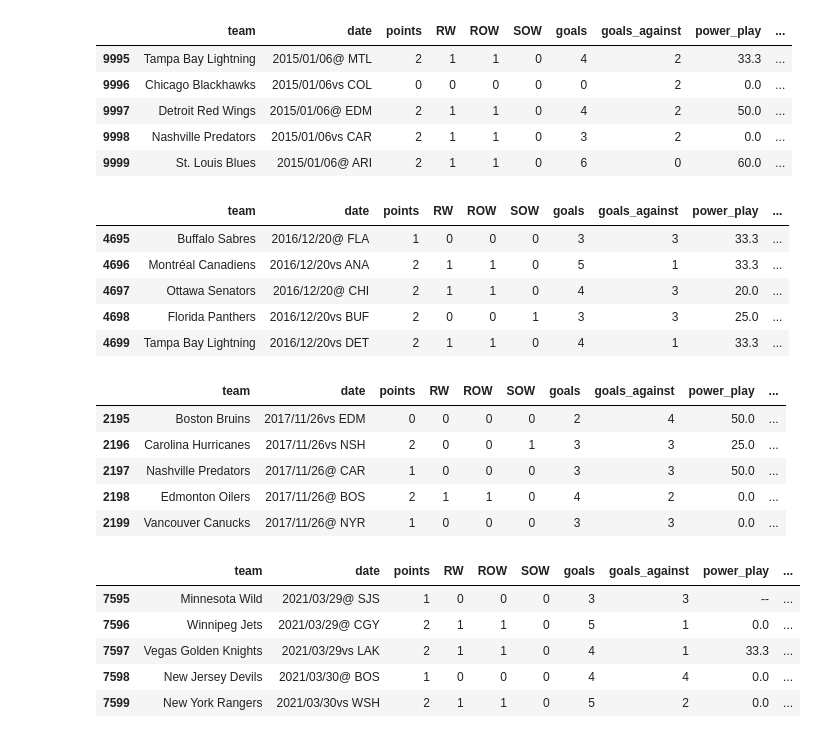
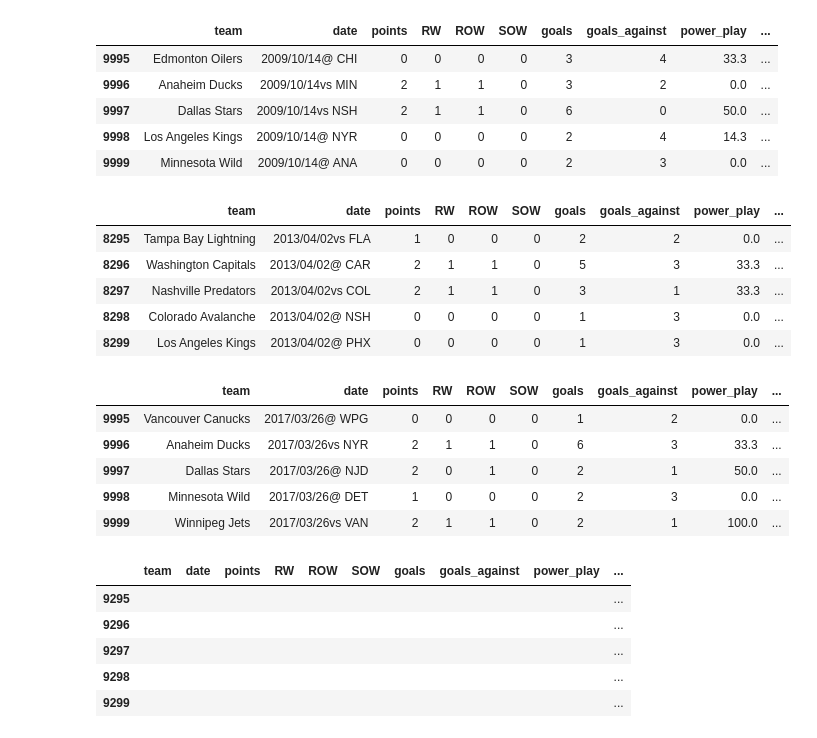
Before and after one commit to cbarger233/NHL-Scores-Predictions, a Jupyter notebook: scraping.ipynb, the cells around one changed output. Drawn from its saved outputs; the diff is of its cells as text; code cells hidden in the pictures.

```diff
--- a/scraping.ipynb
+++ b/scraping.ipynb
@@ -14,7 +14,7 @@ options.add_argument('--incognito')
 options.add_argument("start-maximized")
 # %%
 driver = webdriver.Chrome(service=service, options=options)
-URL = 'https://www.nhl.com/stats/teams?aggregate=0&reportType=game&seasonFrom=20102011&seasonTo=20202021&dateFromSeason&gameType=2&filter=gamesPlayed,gte,1&sort=a_gameDate&page=0&pageSize=100'
+URL = 'https://www.nhl.com/stats/teams?aggregate=0&reportType=game&seasonFrom=20052006&seasonTo=20202021&dateFromSeason&gameType=2&filter=gamesPlayed,gte,1&sort=a_gameDate&page=0&pageSize=100'
 team = []
 date = []
 points = []
@@ -33,7 +33,7 @@ FOWp = []
 
 for i in range(0, 100):
     driver.get(URL)
-    time.sleep(5)
+    time.sleep(10)
     html = driver.page_source
     soup = bs(html, features='html.parser')
     rows = soup.find_all('div', class_='rt-tr-group')
@@ -65,13 +65,13 @@ df = pd.DataFrame(zip(team, date, points, RW, ROW, SOW, goals, goals_against, po
 df.tail()
 # %% [output]
 |  | team | date | points | RW | ROW | SOW | goals | goals_against | power_play | ... |
-| 9995 | Tampa Bay Lightning | 2015/01/06@ MTL | 2 | 1 | 1 | 0 | 4 | 2 | 33.3 | ... |
-| 9996 | Chicago Blackhawks | 2015/01/06vs COL | 0 | 0 | 0 | 0 | 0 | 2 | 0.0 | ... |
-| 9997 | Detroit Red Wings | 2015/01/06@ EDM | 2 | 1 | 1 | 0 | 4 | 2 | 50.0 | ... |
-| 9998 | Nashville Predators | 2015/01/06vs CAR | 2 | 1 | 1 | 0 | 3 | 2 | 0.0 | ... |
-| 9999 | St. Louis Blues | 2015/01/06@ ARI | 2 | 1 | 1 | 0 | 6 | 0 | 60.0 | ... |
+| 9995 | Edmonton Oilers | 2009/10/14@ CHI | 0 | 0 | 0 | 0 | 3 | 4 | 33.3 | ... |
+| 9996 | Anaheim Ducks | 2009/10/14vs MIN | 2 | 1 | 1 | 0 | 3 | 2 | 0.0 | ... |
+| 9997 | Dallas Stars | 2009/10/14vs NSH | 2 | 1 | 1 | 0 | 6 | 0 | 50.0 | ... |
+| 9998 | Los Angeles Kings | 2009/10/14@ NYR | 0 | 0 | 0 | 0 | 2 | 4 | 14.3 | ... |
+| 9999 | Minnesota Wild | 2009/10/14@ ANA | 0 | 0 | 0 | 0 | 2 | 3 | 0.0 | ... |
 # %%
-URL = 'https://www.nhl.com/stats/teams?aggregate=0&reportType=game&dateFrom=2015-01-07&dateTo=2021-05-15&gameType=2&filter=gamesPlayed,gte,1&sort=a_gameDate&page=0&pageSize=100'
+URL = 'https://www.nhl.com/stats/teams?aggregate=0&reportType=game&dateFrom=2009-10-14&dateTo=2021-05-15&gameType=2&filter=gamesPlayed,gte,1&sort=a_gameDate&page=0&pageSize=100'
 driver = webdriver.Chrome(service=service, options=options)
 team = []
 date = []
@@ -93,7 +93,7 @@ for i in range(0, 100):
 
     try:
         driver.get(URL)
-        time.sleep(15)
+        time.sleep(10)
         html = driver.page_source
         soup = bs(html, features='html.parser')
         rows = soup.find_all('div', class_='rt-tr-group')
@@ -127,13 +127,13 @@ df2 = pd.DataFrame(zip(team, date, points, RW, ROW, SOW, goals, goals_against, p
 df2.tail()
 # %% [output]
 |  | team | date | points | RW | ROW | SOW | goals | goals_against | power_play | ... |
-| 4695 | Buffalo Sabres | 2016/12/20@ FLA | 1 | 0 | 0 | 0 | 3 | 3 | 33.3 | ... |
-| 4696 | Montréal Canadiens | 2016/12/20vs ANA | 2 | 1 | 1 | 0 | 5 | 1 | 33.3 | ... |
-| 4697 | Ottawa Senators | 2016/12/20@ CHI | 2 | 1 | 1 | 0 | 4 | 3 | 20.0 | ... |
-| 4698 | Florida Panthers | 2016/12/20vs BUF | 2 | 0 | 0 | 1 | 3 | 3 | 25.0 | ... |
-| 4699 | Tampa Bay Lightning | 2016/12/20vs DET | 2 | 1 | 1 | 0 | 4 | 1 | 33.3 | ... |
+| 8295 | Tampa Bay Lightning | 2013/04/02vs FLA | 1 | 0 | 0 | 0 | 2 | 2 | 0.0 | ... |
+| 8296 | Washington Capitals | 2013/04/02@ CAR | 2 | 1 | 1 | 0 | 5 | 3 | 33.3 | ... |
+| 8297 | Nashville Predators | 2013/04/02vs COL | 2 | 1 | 1 | 0 | 3 | 1 | 33.3 | ... |
+| 8298 | Colorado Avalanche | 2013/04/02@ NSH | 0 | 0 | 0 | 0 | 1 | 3 | 0.0 | ... |
+| 8299 | Los Angeles Kings | 2013/04/02@ PHX | 0 | 0 | 0 | 0 | 1 | 3 | 0.0 | ... |
 # %%
-URL = 'https://www.nhl.com/stats/teams?aggregate=0&reportType=game&dateFrom=2016-12-21&dateTo=2021-05-15&gameType=2&filter=gamesPlayed,gte,1&sort=a_gameDate&page=0&pageSize=100'
+URL = 'https://www.nhl.com/stats/teams?aggregate=0&reportType=game&dateFrom=2013-04-02&dateTo=2021-05-15&gameType=2&filter=gamesPlayed,gte,1&sort=a_gameDate&page=0&pageSize=100'
 driver = webdriver.Chrome(service=service, options=options)
 team = []
 date = []
@@ -188,13 +188,13 @@ df3 = pd.DataFrame(zip(team, date, points, RW, ROW, SOW, goals, goals_against, p
 df3.tail()
 # %% [output]
 |  | team | date | points | RW | ROW | SOW | goals | goals_against | power_play | ... |
-| 2195 | Boston Bruins | 2017/11/26vs EDM | 0 | 0 | 0 | 0 | 2 | 4 | 50.0 | ... |
-| 2196 | Carolina Hurricanes | 2017/11/26vs NSH | 2 | 0 | 0 | 1 | 3 | 3 | 25.0 | ... |
-| 2197 | Nashville Predators | 2017/11/26@ CAR | 1 | 0 | 0 | 0 | 3 | 3 | 50.0 | ... |
-| 2198 | Edmonton Oilers | 2017/11/26@ BOS | 2 | 1 | 1 | 0 | 4 | 2 | 0.0 | ... |
-| 2199 | Vancouver Canucks | 2017/11/26@ NYR | 1 | 0 | 0 | 0 | 3 | 3 | 0.0 | ... |
+| 9995 | Vancouver Canucks | 2017/03/26@ WPG | 0 | 0 | 0 | 0 | 1 | 2 | 0.0 | ... |
+| 9996 | Anaheim Ducks | 2017/03/26vs NYR | 2 | 1 | 1 | 0 | 6 | 3 | 33.3 | ... |
+| 9997 | Dallas Stars | 2017/03/26@ NJD | 2 | 0 | 1 | 0 | 2 | 1 | 50.0 | ... |
+| 9998 | Minnesota Wild | 2017/03/26@ DET | 1 | 0 | 0 | 0 | 2 | 3 | 0.0 | ... |
+| 9999 | Winnipeg Jets | 2017/03/26vs VAN | 2 | 1 | 1 | 0 | 2 | 1 | 100.0 | ... |
 # %%
-URL = 'https://www.nhl.com/stats/teams?aggregate=0&reportType=game&dateFrom=2017-11-27&dateTo=2021-05-15&gameType=2&filter=gamesPlayed,gte,1&sort=a_gameDate&page=0&pageSize=100'
+URL = 'https://www.nhl.com/stats/teams?aggregate=0&reportType=game&dateFrom=2017-03-26&dateTo=2021-05-15&gameType=2&filter=gamesPlayed,gte,1&sort=a_gameDate&page=0&pageSize=100'
 driver = webdriver.Chrome(service=service, options=options)
 team = []
 date = []
@@ -212,7 +212,7 @@ shots = []
 shots_a = []
 FOWp = []
 
-for i in range(0, 82):
+for i in range(0, 93):
 
     try:
         driver.get(URL)
@@ -222,35 +222,35 @@ for i in range(0, 82):
         rows = soup.find_all('div', class_='rt-tr-group')
 
         for row in rows:
             all_data = row.find_all('div', class_='rt-td')
 
             team.append(all_data[1].text.strip())
             date.append(all_data[2].text.strip())
             points.append(all_data[8].text.strip())
             RW.append(all_data[10].text.strip())
             ROW.append(all_data[11].text.strip())
             SOW.append(all_data[12].text.strip())
             goals.append(all_data[13].text.strip())
             goals_against.append(all_data[14].text.strip())
             power_play.append(all_data[17].text.strip())
             penalty_kill.append(all_data[18].text.strip())
             net_ppp.append(all_data[19].text.strip())
             net_pkp.append(all_data[20].text.strip())
             shots.append(all_data[21].text.strip())
             shots_a.append(all_data[22].text.strip())
             FOWp.append(all_data[23].text.strip())
         URL = re.sub(f'&page={i}', f'&page={i+1}', URL)
     except:
         break
 
 driver.quit()
 df4 = pd.DataFrame(zip(team, date, points, RW, ROW, SOW, goals, goals_against, power_play, penalty_kill, net_ppp, net_pkp, shots, shots_a, FOWp),
     columns = ['team', 'date', 'points', 'RW', 'ROW', 'SOW', 'goals', 'goals_against', 'power_play', 'penalty_kill', 'net_ppp', 'net_pkp', 'shots', 'shots_against', 'FOWp'])
 df4.tail()
 # %% [output]
 |  | team | date | points | RW | ROW | SOW | goals | goals_against | power_play | ... |
-| 7595 | Minnesota Wild | 2021/03/29@ SJS | 1 | 0 | 0 | 0 | 3 | 3 | -- | ... |
-| 7596 | Winnipeg Jets | 2021/03/29@ CGY | 2 | 1 | 1 | 0 | 5 | 1 | 0.0 | ... |
-| 7597 | Vegas Golden Knights | 2021/03/29vs LAK | 2 | 1 | 1 | 0 | 4 | 1 | 33.3 | ... |
-| 7598 | New Jersey Devils | 2021/03/30@ BOS | 1 | 0 | 0 | 0 | 4 | 4 | 0.0 | ... |
-| 7599 | New York Rangers | 2021/03/30vs WSH | 2 | 1 | 1 | 0 | 5 | 2 | 0.0 | ... |
+| 9295 |  |  |  |  |  |  |  |  |  | ... |
+| 9296 |  |  |  |  |  |  |  |  |  | ... |
+| 9297 |  |  |  |  |  |  |  |  |  | ... |
+| 9298 |  |  |  |  |  |  |  |  |  | ... |
+| 9299 |  |  |  |  |  |  |  |  |  | ... |
```
Also changed, not shown: parts of 9 cells of this notebook, 4 other files.
